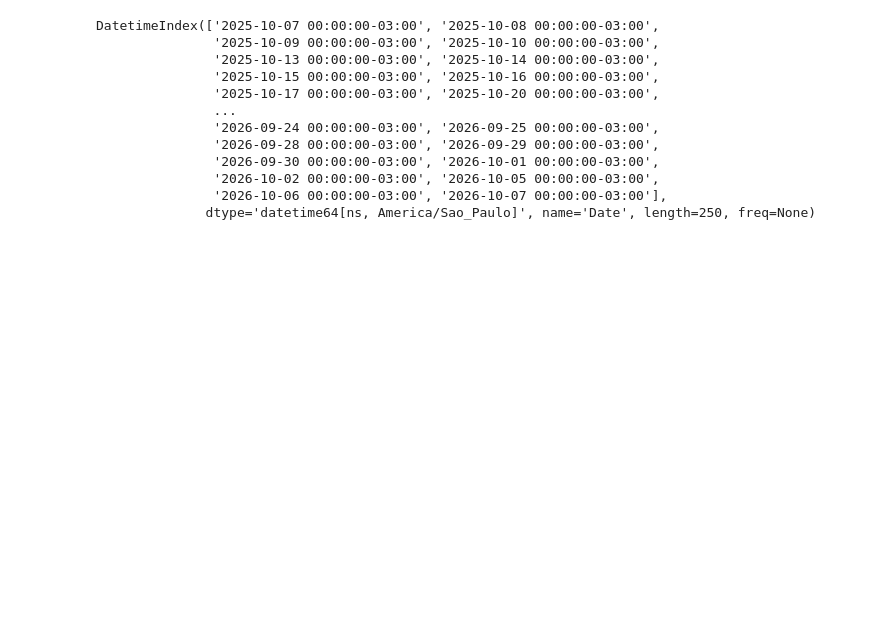
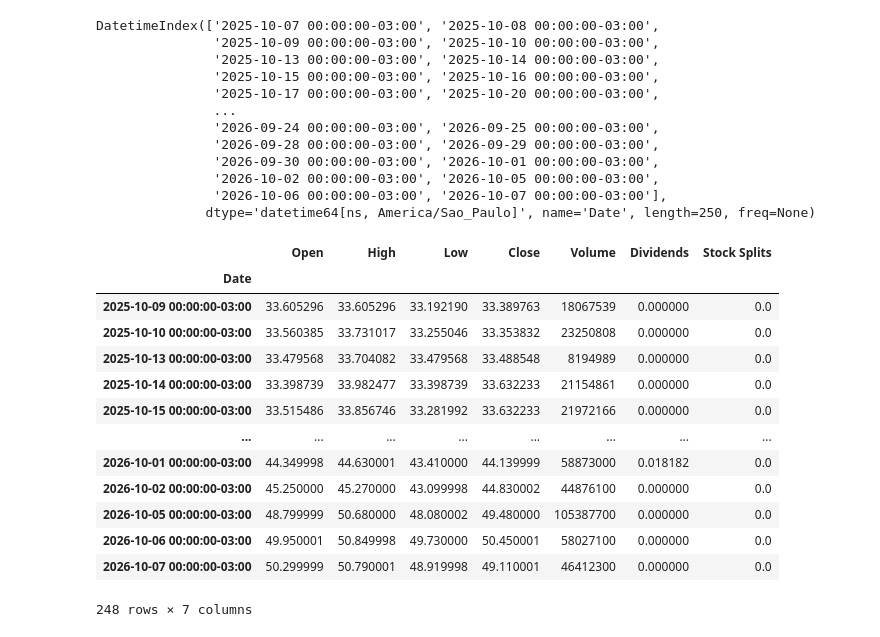
Before and after one commit to NicholasTeixeira/Descomplica--Analise-de-Dados-, a Jupyter notebook: praticando.ipynb, the cells around one changed output. Cells and saved outputs as stored; diff of their text form; code cells hidden in the pictures; blank space fills up the shorter version.

```diff
--- a/praticando.ipynb
+++ b/praticando.ipynb
@@ -124,3 +124,21 @@ DatetimeIndex(['2025-10-07 00:00:00-03:00', '2025-10-08 00:00:00-03:00',
                '2026-10-02 00:00:00-03:00', '2026-10-05 00:00:00-03:00',
                '2026-10-06 00:00:00-03:00', '2026-10-07 00:00:00-03:00'],
               dtype='datetime64[ns, America/Sao_Paulo]', name='Date', length=250, freq=None)
+# %%
+df = data.drop(['2025-10-07', '2025-10-08'], axis=0)
+df
+# %% [output]
+|  | Open | High | Low | Close | Volume | Dividends | Stock Splits |
+| Date |  |  |  |  |  |  |  |
+| 2025-10-09 00:00:00-03:00 | 33.605296 | 33.605296 | 33.192190 | 33.389763 | 18067539 | 0.000000 | 0.0 |
+| 2025-10-10 00:00:00-03:00 | 33.560385 | 33.731017 | 33.255046 | 33.353832 | 23250808 | 0.000000 | 0.0 |
+| 2025-10-13 00:00:00-03:00 | 33.479568 | 33.704082 | 33.479568 | 33.488548 | 8194989 | 0.000000 | 0.0 |
+| 2025-10-14 00:00:00-03:00 | 33.398739 | 33.982477 | 33.398739 | 33.632233 | 21154861 | 0.000000 | 0.0 |
+| 2025-10-15 00:00:00-03:00 | 33.515486 | 33.856746 | 33.281992 | 33.632233 | 21972166 | 0.000000 | 0.0 |
+| ... | ... | ... | ... | ... | ... | ... | ... |
+| 2026-10-01 00:00:00-03:00 | 44.349998 | 44.630001 | 43.410000 | 44.139999 | 58873000 | 0.018182 | 0.0 |
+| 2026-10-02 00:00:00-03:00 | 45.250000 | 45.270000 | 43.099998 | 44.830002 | 44876100 | 0.000000 | 0.0 |
+| 2026-10-05 00:00:00-03:00 | 48.799999 | 50.680000 | 48.080002 | 49.480000 | 105387700 | 0.000000 | 0.0 |
+| 2026-10-06 00:00:00-03:00 | 49.950001 | 50.849998 | 49.730000 | 50.450001 | 58027100 | 0.000000 | 0.0 |
+| 2026-10-07 00:00:00-03:00 | 50.299999 | 50.790001 | 48.919998 | 49.110001 | 46412300 | 0.000000 | 0.0 |
+248 rows × 7 columns
```
